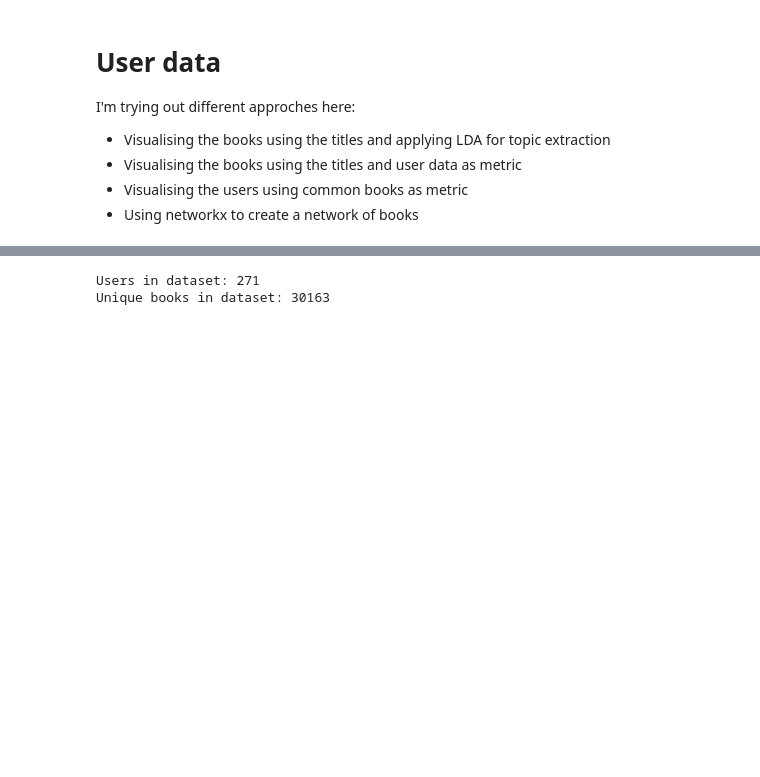
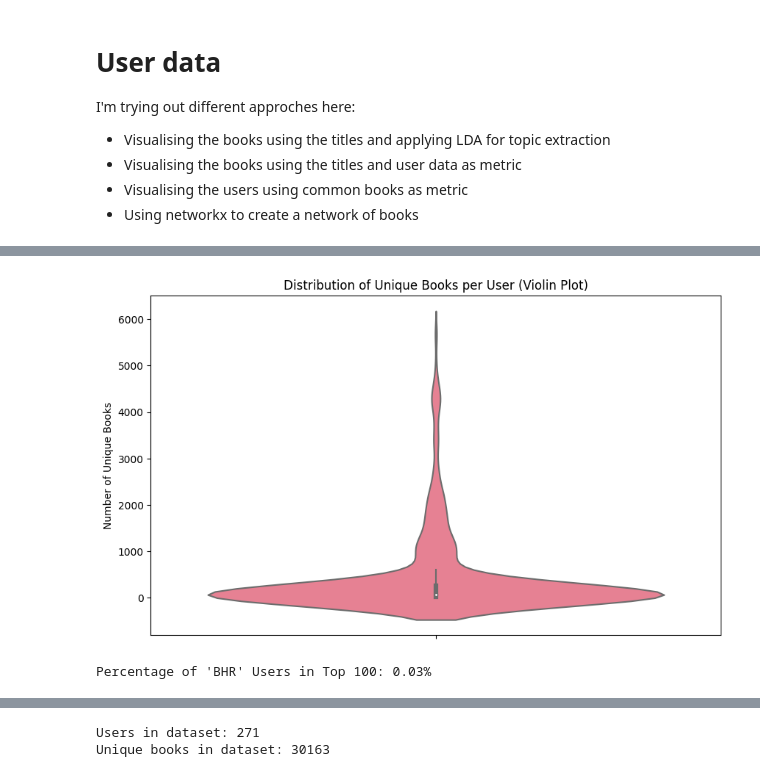
Before and after one commit to hanaCasey/BHVizData, a Jupyter notebook: users.ipynb, the cells around one changed output, grey strips where cells are left out. Saved outputs shown, nothing was run; the diff lists cells and outputs as text; code cells hidden in the pictures; blank space fills up the shorter version.

```diff
--- a/users.ipynb
+++ b/users.ipynb
@@ -60,0 +67,5 @@ user_df
+# %%
+user_df['Z36H_LOAN_DATE'] = pd.to_datetime(user_df['Z36H_LOAN_DATE'], format='%Y%m%d', errors='coerce')
+user_df['Z36H_RETURNED_DATE'] = pd.to_datetime(user_df['Z36H_RETURNED_DATE'], format='%Y%m%d', errors='coerce')
+user_df.dropna(subset=['Z36H_LOAN_DATE'], inplace=True)
+user_df['Year'] = user_df['Z36H_LOAN_DATE'].dt.year
@@ -60,0 +78,21 @@ user_df
+# %%
+user_book_counts = user_df.groupby('Z36H_ID')['Z30_CALL_NO'].nunique()
+
+# Create a violin plot
+plt.figure(figsize=(10, 6))
+sns.violinplot(y=user_book_counts)
+plt.title('Distribution of Unique Books per User (Violin Plot)')
+plt.ylabel('Number of Unique Books')
+plt.show()
+# %% [output]
+[figure, added]
+# %%
+
+
+# Are top users internal?
+top_users = user_book_counts.sort_values(ascending=False).head(100)
+bhr_users = top_users[top_users.index.str.startswith('BHR')]
+
+print(f"Percentage of 'BHR' Users in Top 100: {bhr_users.count()/100:.2f}%")
+# %% [output]
+Percentage of 'BHR' Users in Top 100: 0.03%
```
Also changed, not shown: parts of 10 cells of this notebook.
